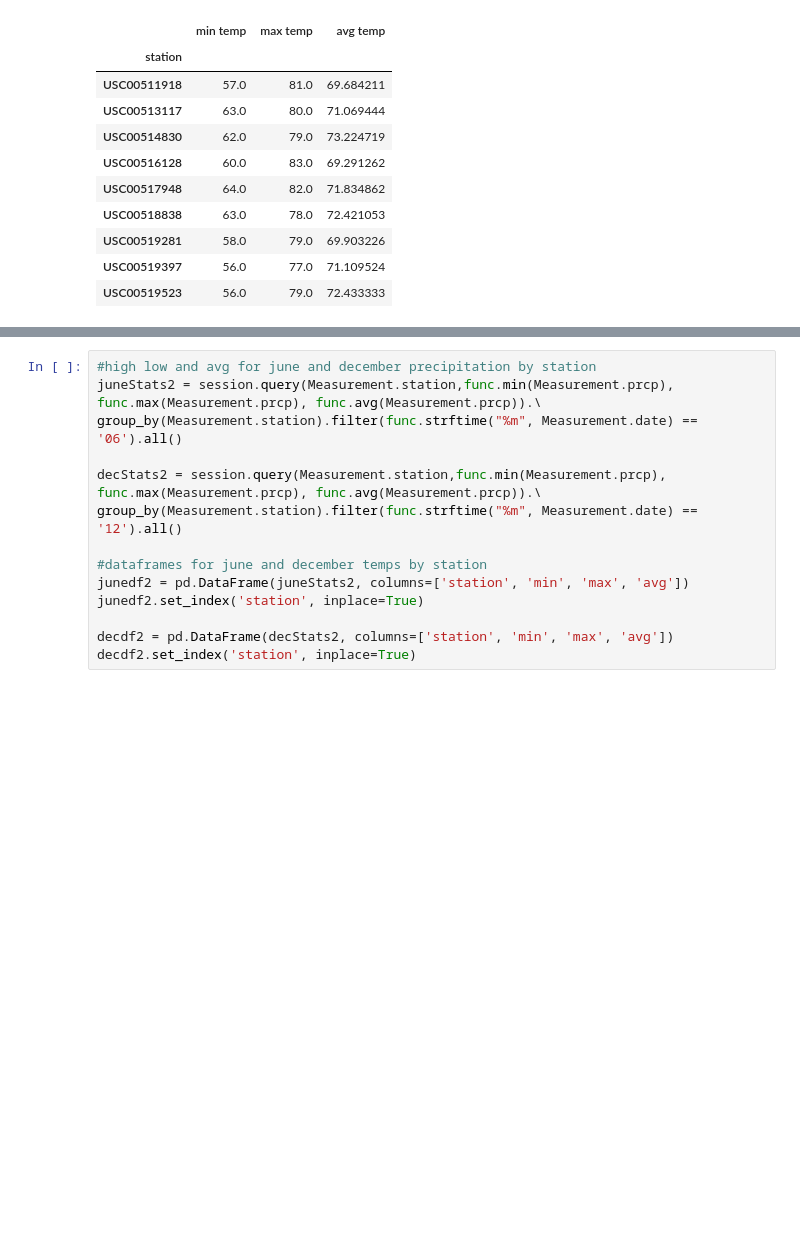
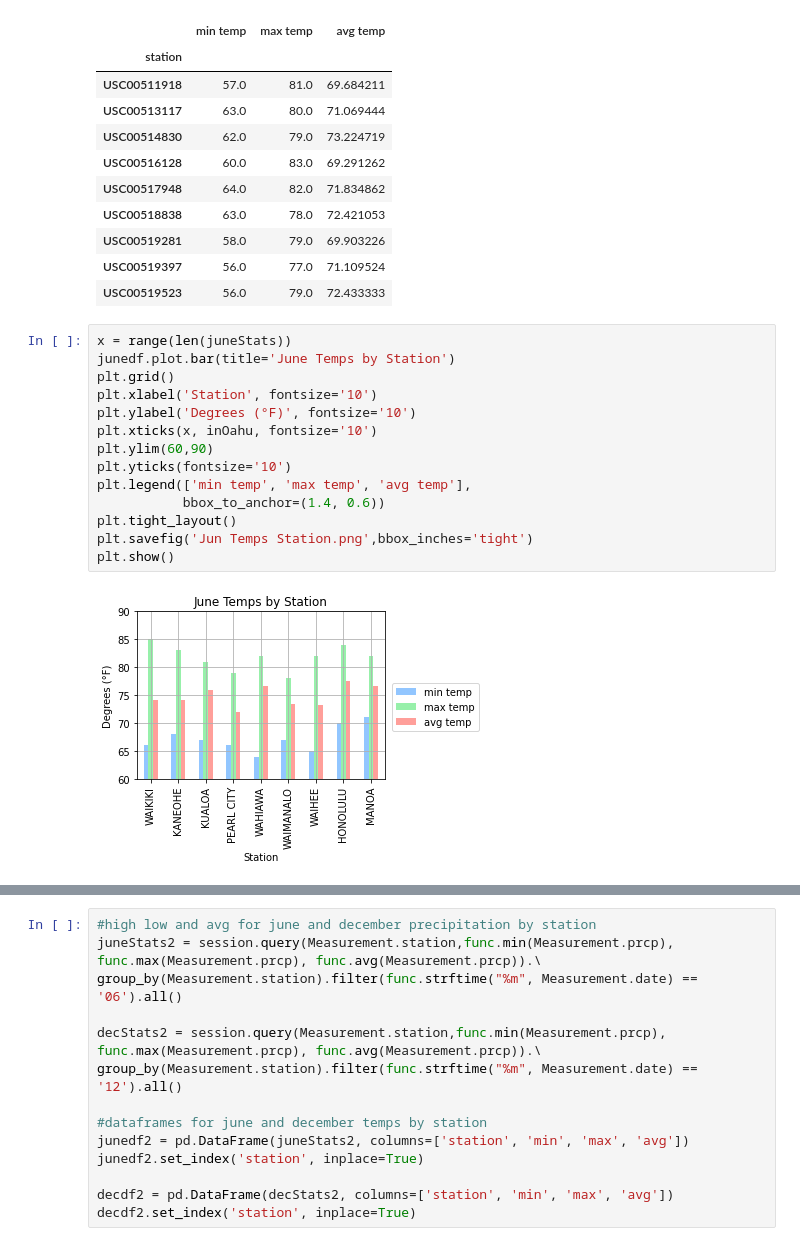
Before and after one commit to annaS000/surfs_up, a Jupyter notebook: SurfsUp_Challenge.ipynb, the cells around one changed output, grey strips where cells are left out. Drawn from its saved outputs; the diff is of its cells as text; blank space fills up the shorter version.

```diff
--- a/SurfsUp_Challenge.ipynb
+++ b/SurfsUp_Challenge.ipynb
@@ -166,3 +166,19 @@ decdf
 | USC00519281 | 58.0 | 79.0 | 69.903226 |
 | USC00519397 | 56.0 | 77.0 | 71.109524 |
 | USC00519523 | 56.0 | 79.0 | 72.433333 |
+# %%
+x = range(len(juneStats))
+junedf.plot.bar(title='June Temps by Station')
+plt.grid()
+plt.xlabel('Station', fontsize='10')
+plt.ylabel('Degrees (°F)', fontsize='10')
+plt.xticks(x, inOahu, fontsize='10')
+plt.ylim(60,90)
+plt.yticks(fontsize='10')
+plt.legend(['min temp', 'max temp', 'avg temp'],
+           bbox_to_anchor=(1.4, 0.6))
+plt.tight_layout()
+plt.savefig('Jun Temps Station.png',bbox_inches='tight')
+plt.show()
+# %% [output]
+[figure, added]
```
Also changed, not shown: parts of 11 cells of this notebook, 4 other files.
